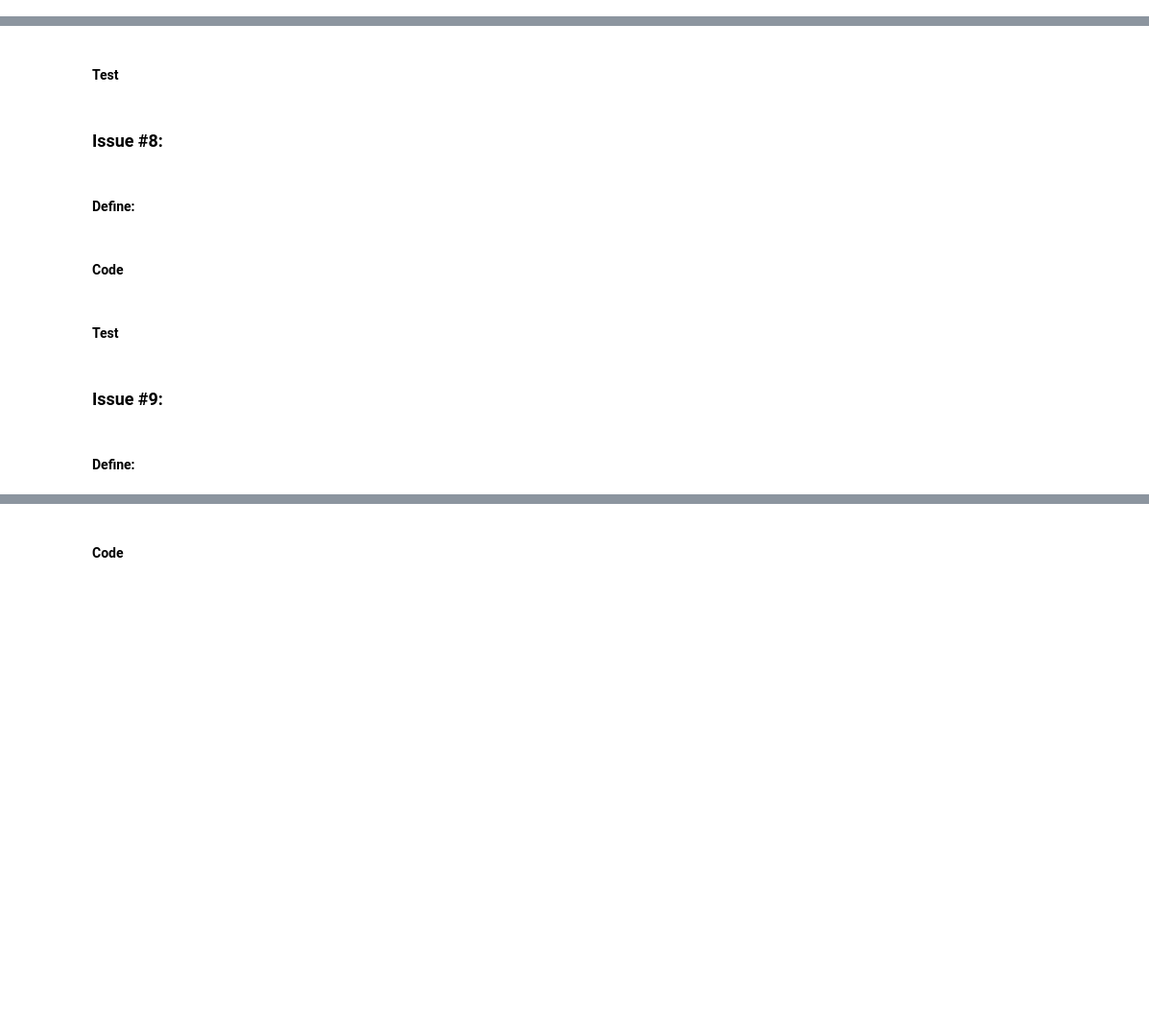
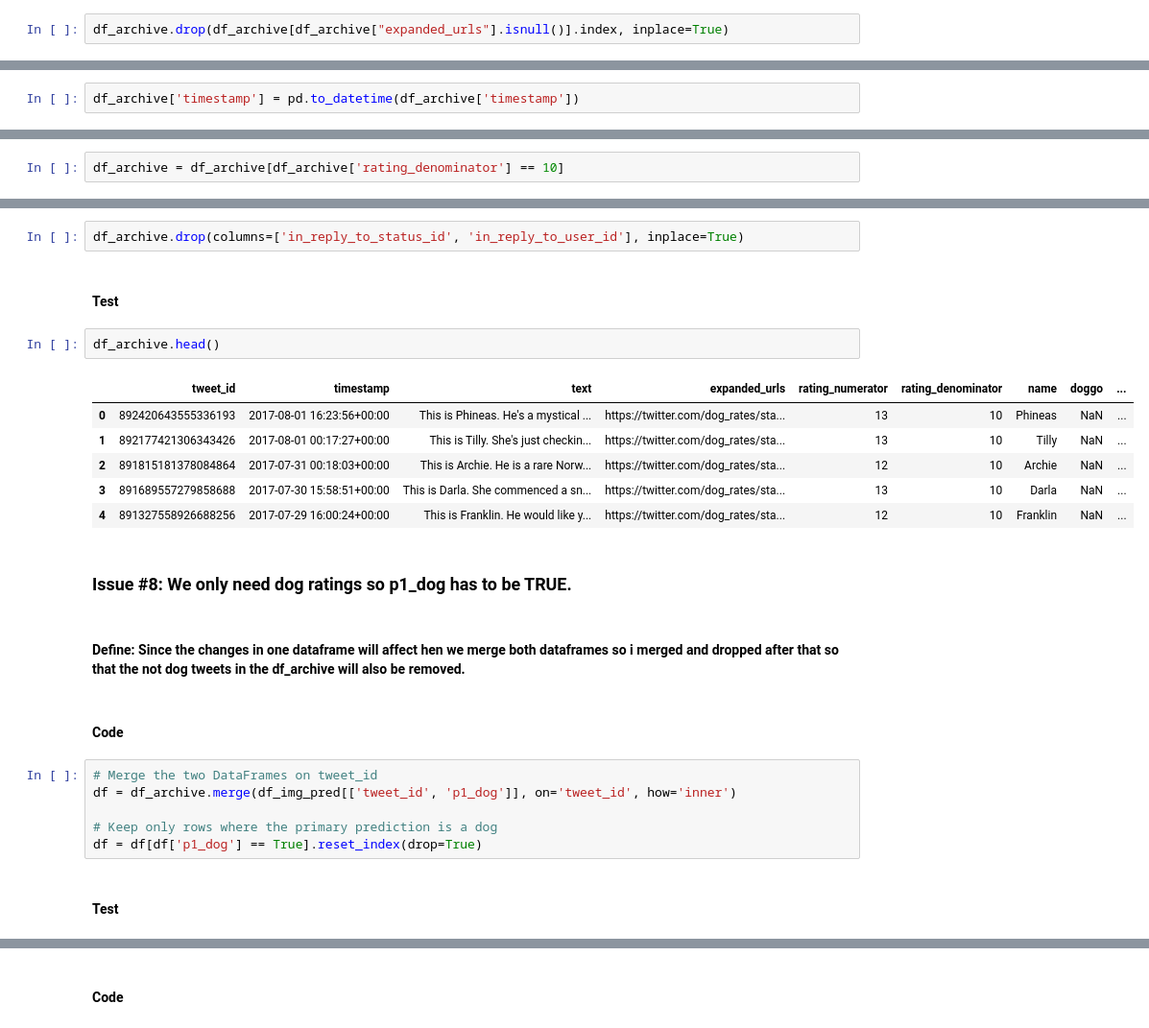
Before and after one commit to youschamp/main, a Jupyter notebook: wrangle_act.ipynb, the cells around one changed output, grey strips where cells are left out. Shown at 96% size. Cells and saved outputs as stored; diff of their text form; blank space fills up the shorter version.

```diff
--- a/wrangle_act.ipynb
+++ b/wrangle_act.ipynb
@@ -315,4 +327,6 @@ df_archive.head(2)
 # %% [markdown]
 #### Code
+# %%
+df_archive.drop(df_archive[df_archive["expanded_urls"].isnull()].index, inplace=True)
 # %% [markdown]
 #### Test
@@ -323,4 +341,6 @@ df_archive.head(2)
 # %% [markdown]
 #### Code
+# %%
+df_archive['timestamp'] = pd.to_datetime(df_archive['timestamp'])
 # %% [markdown]
 #### Test
@@ -331,4 +355,6 @@ df_archive.head(2)
 # %% [markdown]
 #### Code
+# %%
+df_archive = df_archive[df_archive['rating_denominator'] == 10]
 # %% [markdown]
 #### Test
@@ -339,16 +369,29 @@ df_archive.head(2)
 # %% [markdown]
 #### Code
+# %%
+df_archive.drop(columns=['in_reply_to_status_id', 'in_reply_to_user_id'], inplace=True)
 # %% [markdown]
 #### Test
-# %% [markdown]
-### Issue #8:
-# %% [markdown]
-#### Define:
+# %%
+df_archive.head()
+# %% [output]
+|  | tweet_id | timestamp | text | expanded_urls | rating_numerator | rating_denominator | name | doggo | ... |
+| 0 | 892420643555336193 | 2017-08-01 16:23:56+00:00 | This is Phineas. He's a mystical ... | https://twitter.com/dog_rates/sta... | 13 | 10 | Phineas | NaN | ... |
+| 1 | 892177421306343426 | 2017-08-01 00:17:27+00:00 | This is Tilly. She's just checkin... | https://twitter.com/dog_rates/sta... | 13 | 10 | Tilly | NaN | ... |
+| 2 | 891815181378084864 | 2017-07-31 00:18:03+00:00 | This is Archie. He is a rare Norw... | https://twitter.com/dog_rates/sta... | 12 | 10 | Archie | NaN | ... |
+| 3 | 891689557279858688 | 2017-07-30 15:58:51+00:00 | This is Darla. She commenced a sn... | https://twitter.com/dog_rates/sta... | 13 | 10 | Darla | NaN | ... |
+| 4 | 891327558926688256 | 2017-07-29 16:00:24+00:00 | This is Franklin. He would like y... | https://twitter.com/dog_rates/sta... | 12 | 10 | Franklin | NaN | ... |
+# %% [markdown]
+### Issue #8: We only need dog ratings so p1_dog has to be TRUE.
+# %% [markdown]
+#### Define: Since the changes in one dataframe will affect hen we merge both dataframes so i merged and dropped after that so that the not dog tweets in the df_archive will also be removed.
 # %% [markdown]
 #### Code
+# %%
+# Merge the two DataFrames on tweet_id
+df = df_archive.merge(df_img_pred[['tweet_id', 'p1_dog']], on='tweet_id', how='inner')
+
+# Keep only rows where the primary prediction is a dog
+df = df[df['p1_dog'] == True].reset_index(drop=True)
 # %% [markdown]
 #### Test
-# %% [markdown]
-### Issue #9:
-# %% [markdown]
-#### Define:
```
Also changed, not shown: parts of 33 cells of this notebook.
